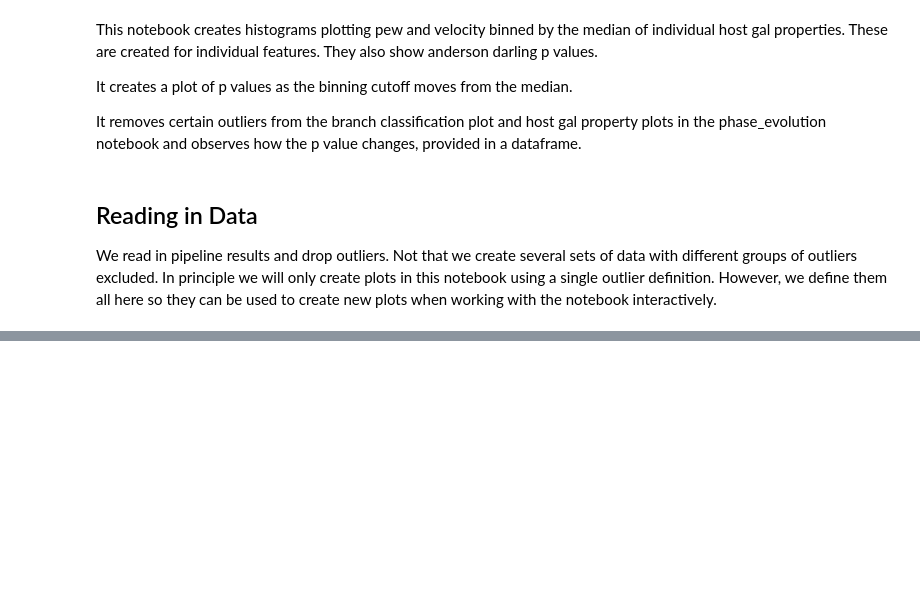
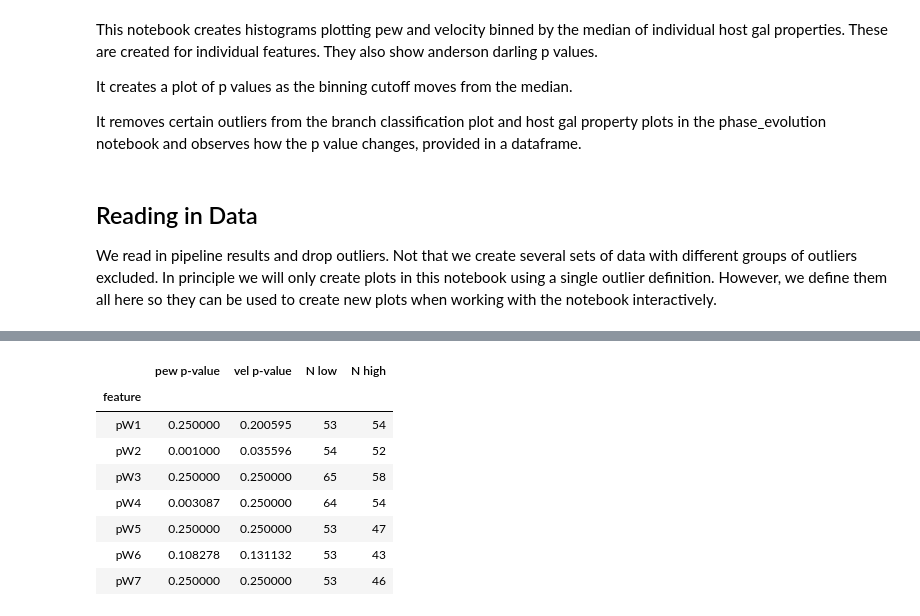
Before and after one commit to mwvgroup/SN-Spectral-Evolution, a Jupyter notebook: notebooks/host_gal_histograms.ipynb, the cells around one changed output, grey strips where cells are left out. Saved outputs shown, nothing was run; the diff lists cells and outputs as text; code cells hidden in the pictures; blank space fills up the shorter version.

```diff
--- a/notebooks/host_gal_histograms.ipynb
+++ b/notebooks/host_gal_histograms.ipynb
@@ -176,0 +222,46 @@ for col in ('zCMB', 'logMassFSPS', 'logSSFRFSPS'):
+# %%
+df_ls = []
+
+for col in ('zCMB', 'logMassFSPS', 'logSSFRFSPS'):
+    for measurement in ('pew', 'vel'):
+        new_df = make_hist_tables(no_out, measurement, col)
+        df_ls.append(new_df)
+# %%
+df_zCMB = df_ls[0]
+df_zCMB_vel = df_ls[1]
+df_zCMB['vel p-value'] = df_zCMB_vel['p-value']
+df_zCMB.rename(columns = {'p-value' : 'pew p-value'}, inplace=True)
+df_zCMB = df_zCMB[['feature', 'pew p-value', 'vel p-value', 'N low', 'N high']]
+df_zCMB = df_zCMB.set_index('feature')
+
+df_zCMB.to_csv(path + '/results/anderson_zCMB.csv')
+
+df_mass = df_ls[2]
+df_mass_vel = df_ls[3]
+df_mass['vel p-value'] = df_mass_vel['p-value']
+df_mass.rename(columns = {'p-value' : 'pew p-value'}, inplace=True)
+df_mass = df_mass[['feature', 'pew p-value', 'vel p-value', 'N low', 'N high']]
+df_mass = df_mass.set_index('feature')
+
+df_mass.to_csv(path + '/results/anderson_mass.csv')
+
+df_ssfr = df_ls[4]
+df_ssfr_vel = df_ls[5]
+df_ssfr['vel p-value'] = df_ssfr_vel['p-value']
+df_ssfr.rename(columns = {'p-value' : 'pew p-value'}, inplace=True)
+df_ssfr = df_ssfr[['feature', 'pew p-value', 'vel p-value', 'N low', 'N high']]
+df_ssfr = df_ssfr.set_index('feature')
+
+df_ssfr.to_csv(path + '/results/anderson_ssfr.csv')
+# %%
+df_ssfr
+# %% [output]
+|  | pew p-value | vel p-value | N low | N high |
+| feature |  |  |  |  |
+| pW1 | 0.250000 | 0.200595 | 53 | 54 |
+| pW2 | 0.001000 | 0.035596 | 54 | 52 |
+| pW3 | 0.250000 | 0.250000 | 65 | 58 |
+| pW4 | 0.003087 | 0.250000 | 64 | 54 |
+| pW5 | 0.250000 | 0.250000 | 53 | 47 |
+| pW6 | 0.108278 | 0.131132 | 53 | 43 |
+| pW7 | 0.250000 | 0.250000 | 53 | 46 |
```
Also changed, not shown: parts of 5 cells of this notebook, 4 other files.
